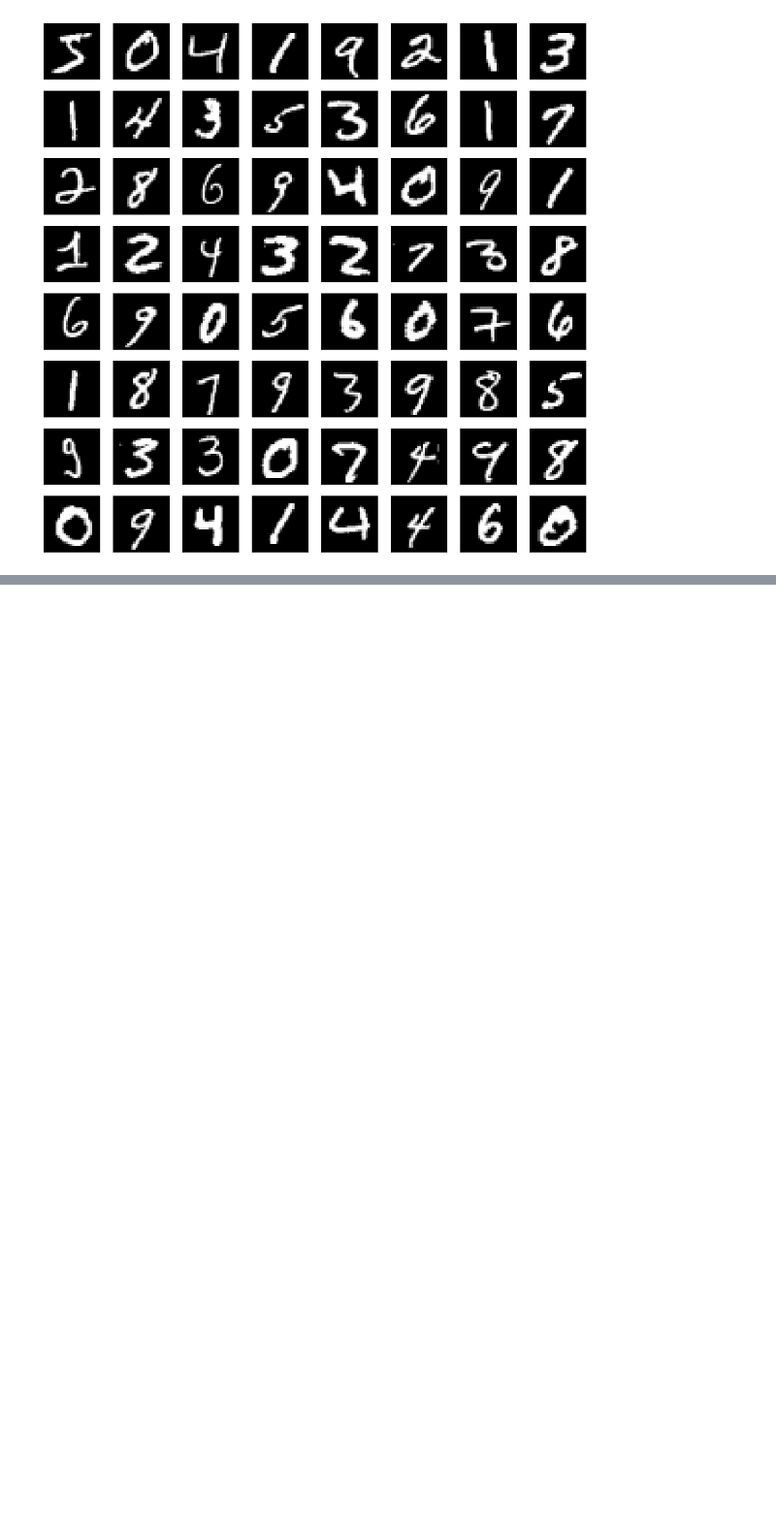
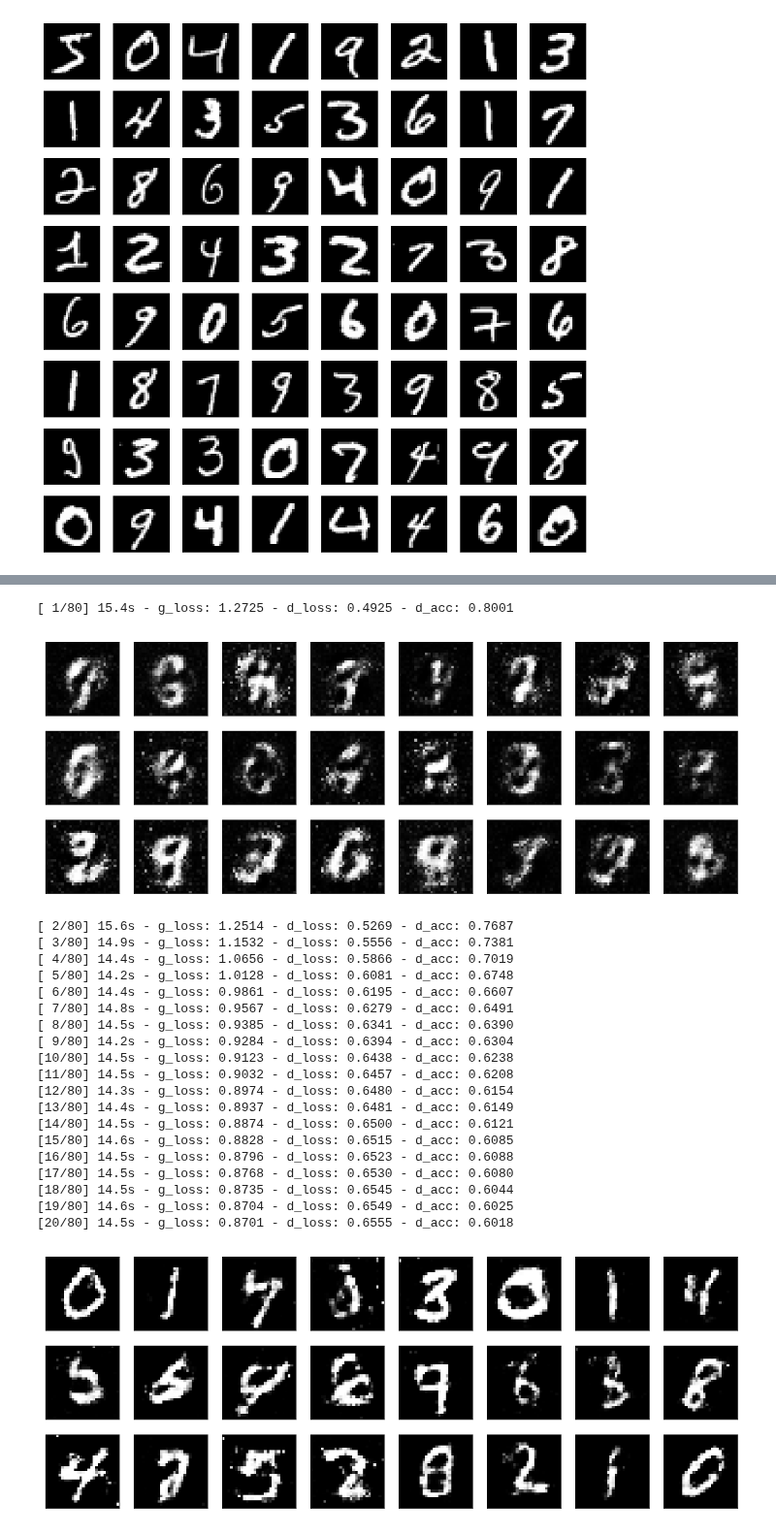
Before and after one commit to czyzi0/ml-notebooks, a Jupyter notebook: notebooks/mnist-gan.ipynb, the cells around one changed output, grey strips where cells are left out. Shown at 97% size. Cells and saved outputs as stored; diff of their text form; code cells hidden in the pictures; blank space fills up the shorter version.

```diff
--- a/notebooks/mnist-gan.ipynb
+++ b/notebooks/mnist-gan.ipynb
@@ -295,0 +187,25 @@ Epoch 100/400
+# %%
+history = model.fit(data_loader, epochs=80)
+# %% [output]
+[ 1/80] 15.4s - g_loss: 1.2725 - d_loss: 0.4925 - d_acc: 0.8001
+[figure, added]
+[ 2/80] 15.6s - g_loss: 1.2514 - d_loss: 0.5269 - d_acc: 0.7687
+[ 3/80] 14.9s - g_loss: 1.1532 - d_loss: 0.5556 - d_acc: 0.7381
+[ 4/80] 14.4s - g_loss: 1.0656 - d_loss: 0.5866 - d_acc: 0.7019
+[ 5/80] 14.2s - g_loss: 1.0128 - d_loss: 0.6081 - d_acc: 0.6748
+[ 6/80] 14.4s - g_loss: 0.9861 - d_loss: 0.6195 - d_acc: 0.6607
+[ 7/80] 14.8s - g_loss: 0.9567 - d_loss: 0.6279 - d_acc: 0.6491
+[ 8/80] 14.5s - g_loss: 0.9385 - d_loss: 0.6341 - d_acc: 0.6390
+[ 9/80] 14.2s - g_loss: 0.9284 - d_loss: 0.6394 - d_acc: 0.6304
+[10/80] 14.5s - g_loss: 0.9123 - d_loss: 0.6438 - d_acc: 0.6238
+[11/80] 14.5s - g_loss: 0.9032 - d_loss: 0.6457 - d_acc: 0.6208
+[12/80] 14.3s - g_loss: 0.8974 - d_loss: 0.6480 - d_acc: 0.6154
+[13/80] 14.4s - g_loss: 0.8937 - d_loss: 0.6481 - d_acc: 0.6149
+[14/80] 14.5s - g_loss: 0.8874 - d_loss: 0.6500 - d_acc: 0.6121
+[15/80] 14.6s - g_loss: 0.8828 - d_loss: 0.6515 - d_acc: 0.6085
+[16/80] 14.5s - g_loss: 0.8796 - d_loss: 0.6523 - d_acc: 0.6088
+[17/80] 14.5s - g_loss: 0.8768 - d_loss: 0.6530 - d_acc: 0.6080
+[18/80] 14.5s - g_loss: 0.8735 - d_loss: 0.6545 - d_acc: 0.6044
+[19/80] 14.6s - g_loss: 0.8704 - d_loss: 0.6549 - d_acc: 0.6025
+[20/80] 14.5s - g_loss: 0.8701 - d_loss: 0.6555 - d_acc: 0.6018
+[figure, added]
```
Also changed, not shown: parts of 11 cells of this notebook.
